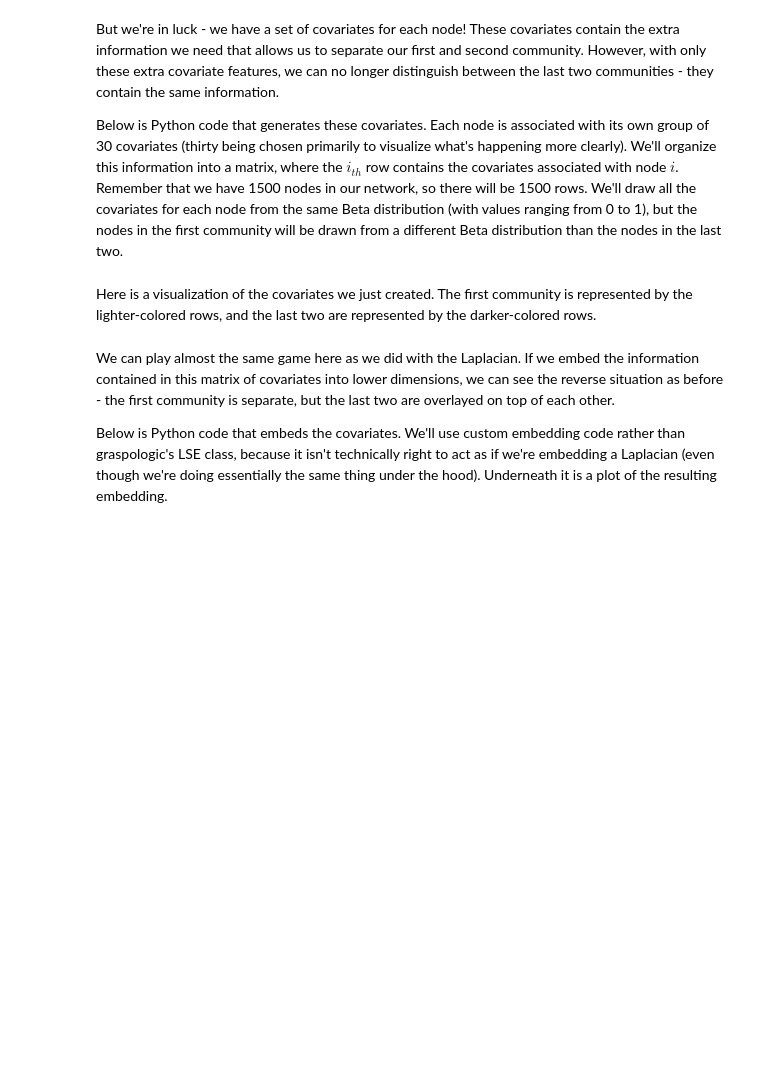
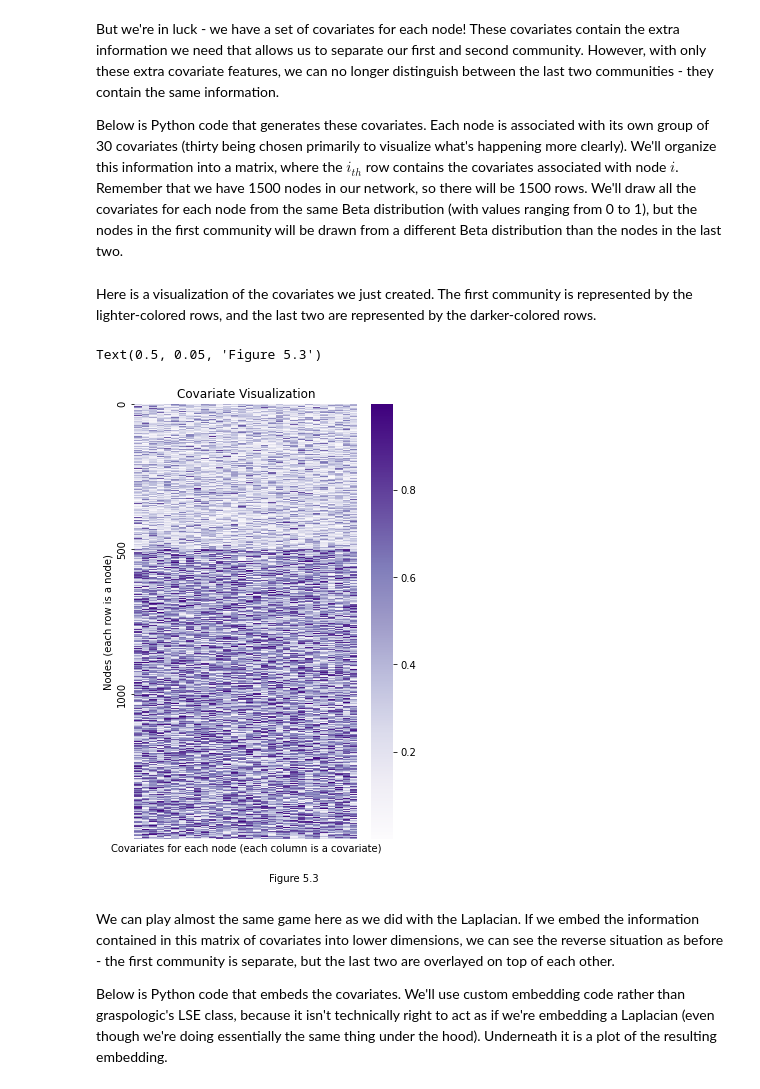
Before and after one commit to loftusa/thesis, a Jupyter notebook: network_machine_learning_in_python/representations/ch6/joint-representation-learning.ipynb, the cells around one changed output. Saved outputs shown, nothing was run; the diff lists cells and outputs as text; code cells hidden in the pictures; blank space fills up the shorter version.

```diff
--- a/network_machine_learning_in_python/representations/ch6/joint-representation-learning.ipynb
+++ b/network_machine_learning_in_python/representations/ch6/joint-representation-learning.ipynb
@@ -103,13 +111,18 @@ Here is a visualization of the covariates we just created. The first community i
 # %%
 from graphbook_code import GraphColormap
 
 # Plot and make the axis look nice
 cmap = GraphColormap("sequential", discrete=False).palette
 fig, ax = plt.subplots(figsize=(5, 8))
 ax = sns.heatmap(Y, ax=ax, cmap=cmap, yticklabels=500)
-ax.set(title="Visualization of the covariates", xticks=[],
+ax.set(title="Covariate Visualization", xticks=[],
        ylabel="Nodes (each row is a node)",
        xlabel="Covariates for each node (each column is a covariate)");
+
+plt.figtext(0.5, 0.05, "Figure 5.3")
+# %% [output]
+Text(0.5, 0.05, 'Figure 5.3')
+[figure, added]
 # %% [markdown]
 We can play almost the same game here as we did with the Laplacian. If we embed the information contained in this matrix of covariates into lower dimensions, we can see the reverse situation as before - the first community is separate, but the last two are overlayed on top of each other.
 
```
Also changed, not shown: parts of 12 cells of this notebook, 8 other files.
